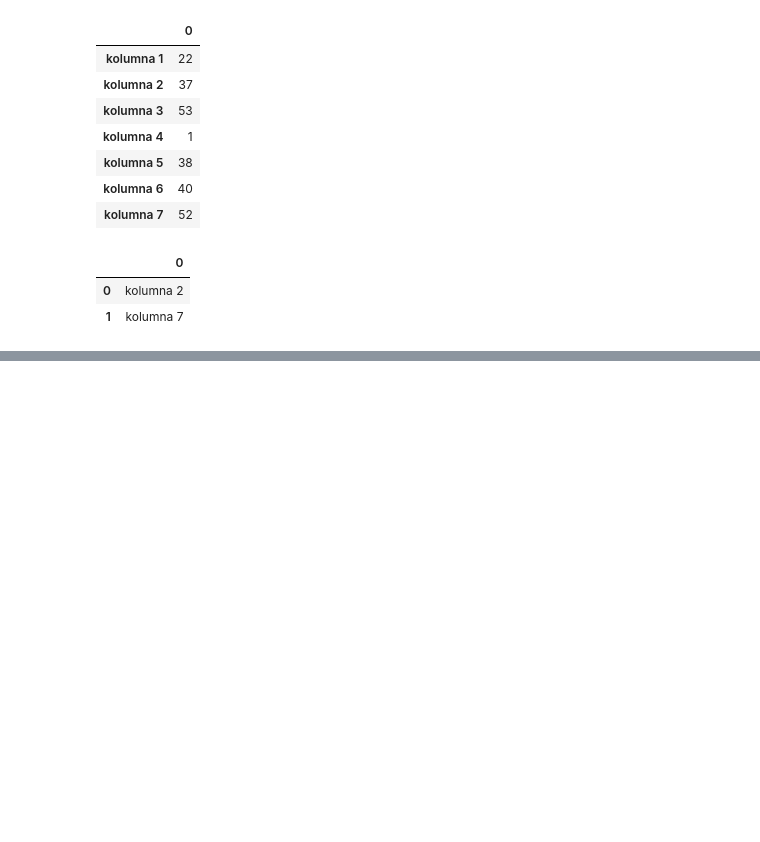
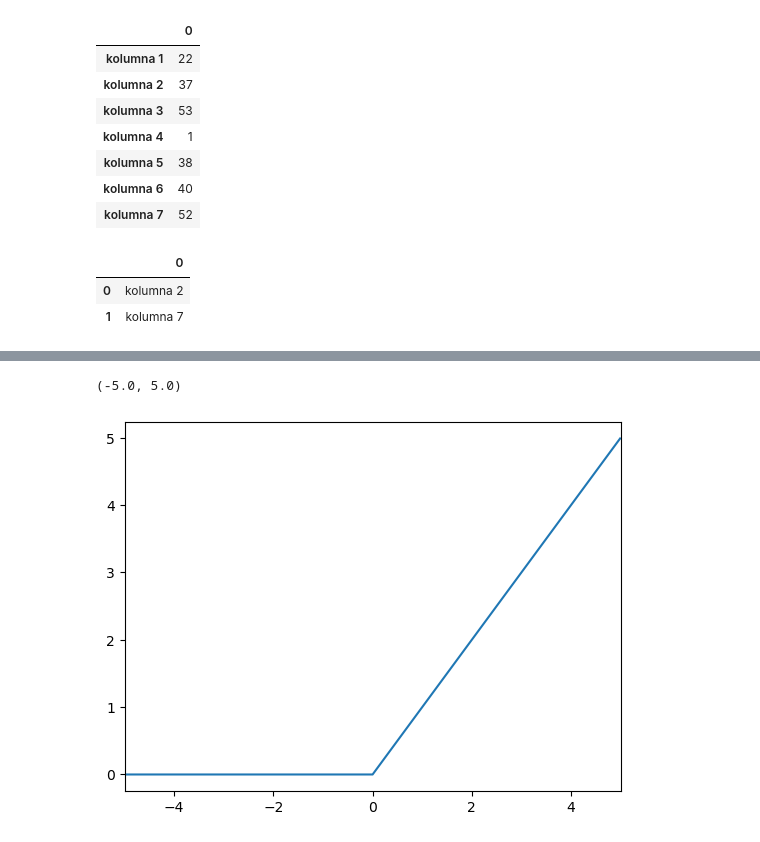
Before and after one commit to Shengan01/Lab, a Jupyter notebook: Lab1/Lab1.ipynb, the cells around one changed output, grey strips where cells are left out. Saved outputs shown, nothing was run; the diff lists cells and outputs as text; code cells hidden in the pictures; blank space fills up the shorter version.

```diff
--- a/Lab1/Lab1.ipynb
+++ b/Lab1/Lab1.ipynb
@@ -297,0 +335,8 @@ Index(['kolumna 1'], dtype='object')
+# %%
+x4 = np.arange(-5, 5, 0.01)
+y4 = np.where(x <= 0, 0, x)
+plt.plot(x4, y4)
+plt.xlim(-5, 5)
+# %% [output]
+(-5.0, 5.0)
+[figure, added]
```
Also changed, not shown: parts of 11 cells of this notebook.
